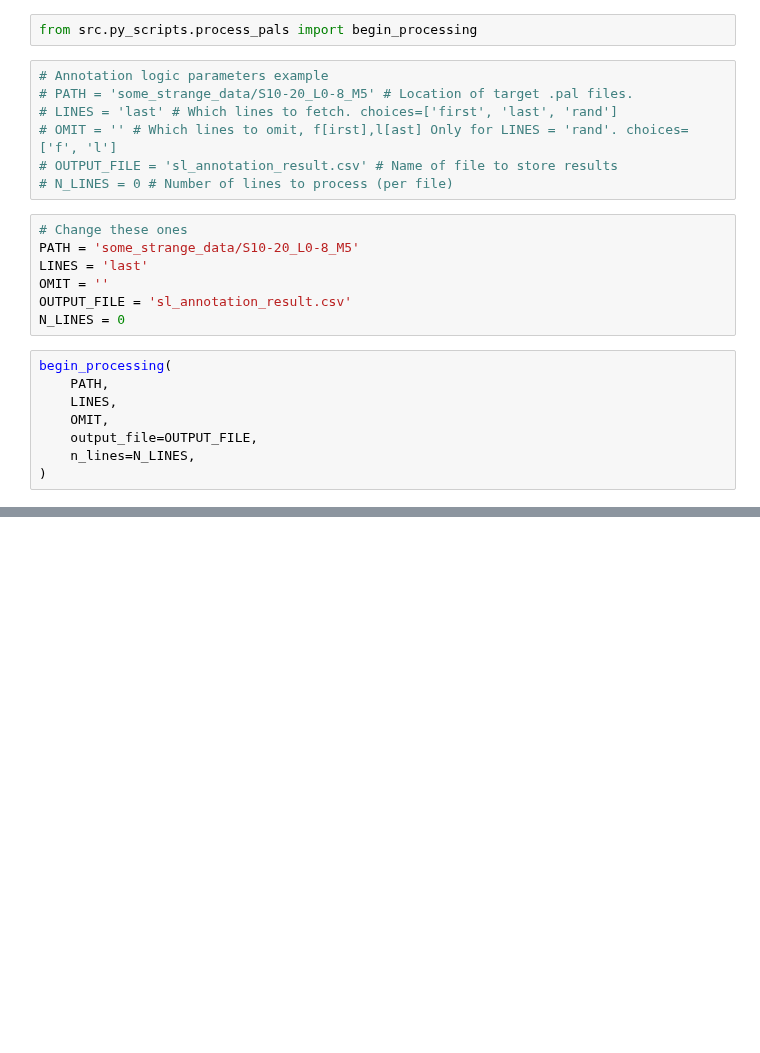
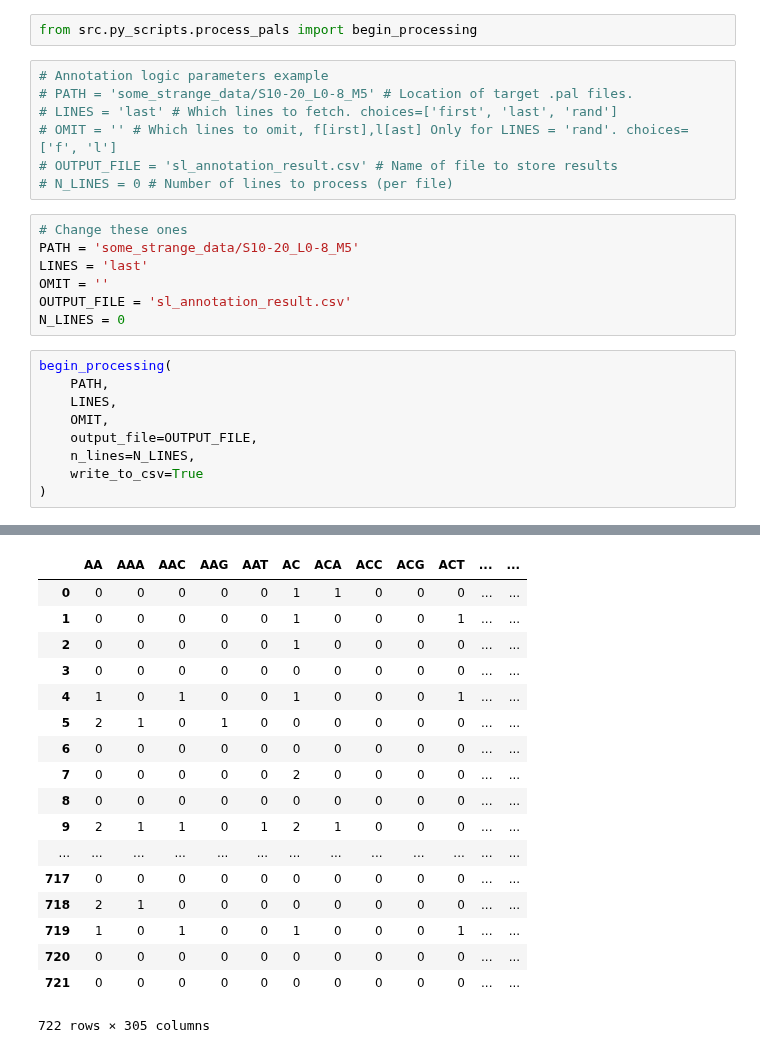
Before and after one commit to AlexShein/transposons, a Jupyter notebook: Annotate.ipynb, the cells around one changed output, grey strips where cells are left out. Drawn from its saved outputs; the diff is of its cells as text; blank space fills up the shorter version.

```diff
--- a/Annotate.ipynb
+++ b/Annotate.ipynb
@@ -21,5 +21,6 @@ begin_processing(
     OMIT,
     output_file=OUTPUT_FILE,
     n_lines=N_LINES,
+    write_to_csv=True
 )
 # %% [output]
@@ -32,0 +42,18 @@ begin_processing(
+|  | AA | AAA | AAC | AAG | AAT | AC | ACA | ACC | ACG | ACT | ... | ... |
+| 0 | 0 | 0 | 0 | 0 | 0 | 1 | 1 | 0 | 0 | 0 | ... | ... |
+| 1 | 0 | 0 | 0 | 0 | 0 | 1 | 0 | 0 | 0 | 1 | ... | ... |
+| 2 | 0 | 0 | 0 | 0 | 0 | 1 | 0 | 0 | 0 | 0 | ... | ... |
+| 3 | 0 | 0 | 0 | 0 | 0 | 0 | 0 | 0 | 0 | 0 | ... | ... |
+| 4 | 1 | 0 | 1 | 0 | 0 | 1 | 0 | 0 | 0 | 1 | ... | ... |
+| 5 | 2 | 1 | 0 | 1 | 0 | 0 | 0 | 0 | 0 | 0 | ... | ... |
+| 6 | 0 | 0 | 0 | 0 | 0 | 0 | 0 | 0 | 0 | 0 | ... | ... |
+| 7 | 0 | 0 | 0 | 0 | 0 | 2 | 0 | 0 | 0 | 0 | ... | ... |
+| 8 | 0 | 0 | 0 | 0 | 0 | 0 | 0 | 0 | 0 | 0 | ... | ... |
+| 9 | 2 | 1 | 1 | 0 | 1 | 2 | 1 | 0 | 0 | 0 | ... | ... |
+| ... | ... | ... | ... | ... | ... | ... | ... | ... | ... | ... | ... | ... |
+| 717 | 0 | 0 | 0 | 0 | 0 | 0 | 0 | 0 | 0 | 0 | ... | ... |
+| 718 | 2 | 1 | 0 | 0 | 0 | 0 | 0 | 0 | 0 | 0 | ... | ... |
+| 719 | 1 | 0 | 1 | 0 | 0 | 1 | 0 | 0 | 0 | 1 | ... | ... |
+| 720 | 0 | 0 | 0 | 0 | 0 | 0 | 0 | 0 | 0 | 0 | ... | ... |
+| 721 | 0 | 0 | 0 | 0 | 0 | 0 | 0 | 0 | 0 | 0 | ... | ... |
+722 rows × 305 columns
```
Also changed, not shown: parts of 1 cell of this notebook.
